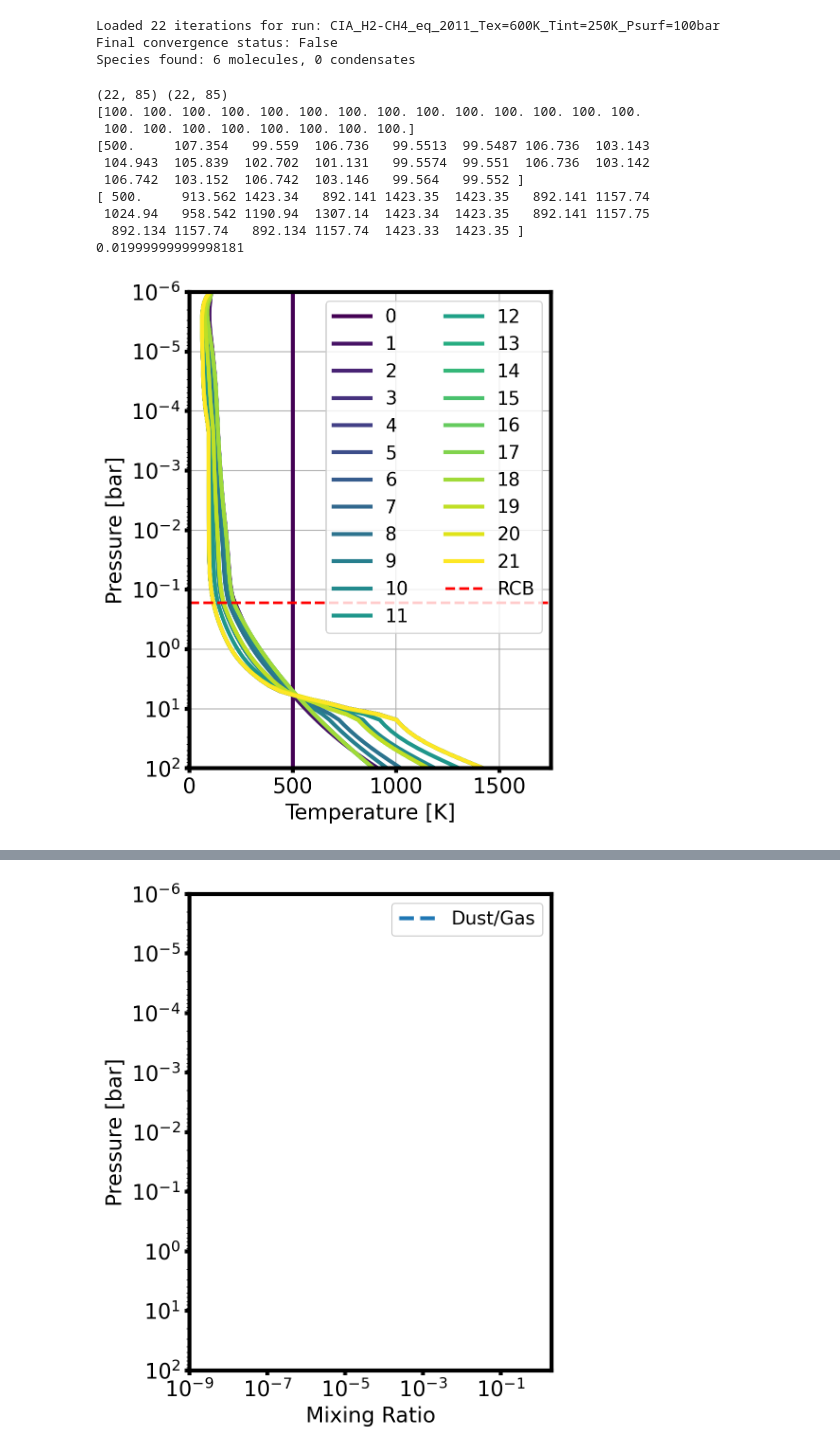
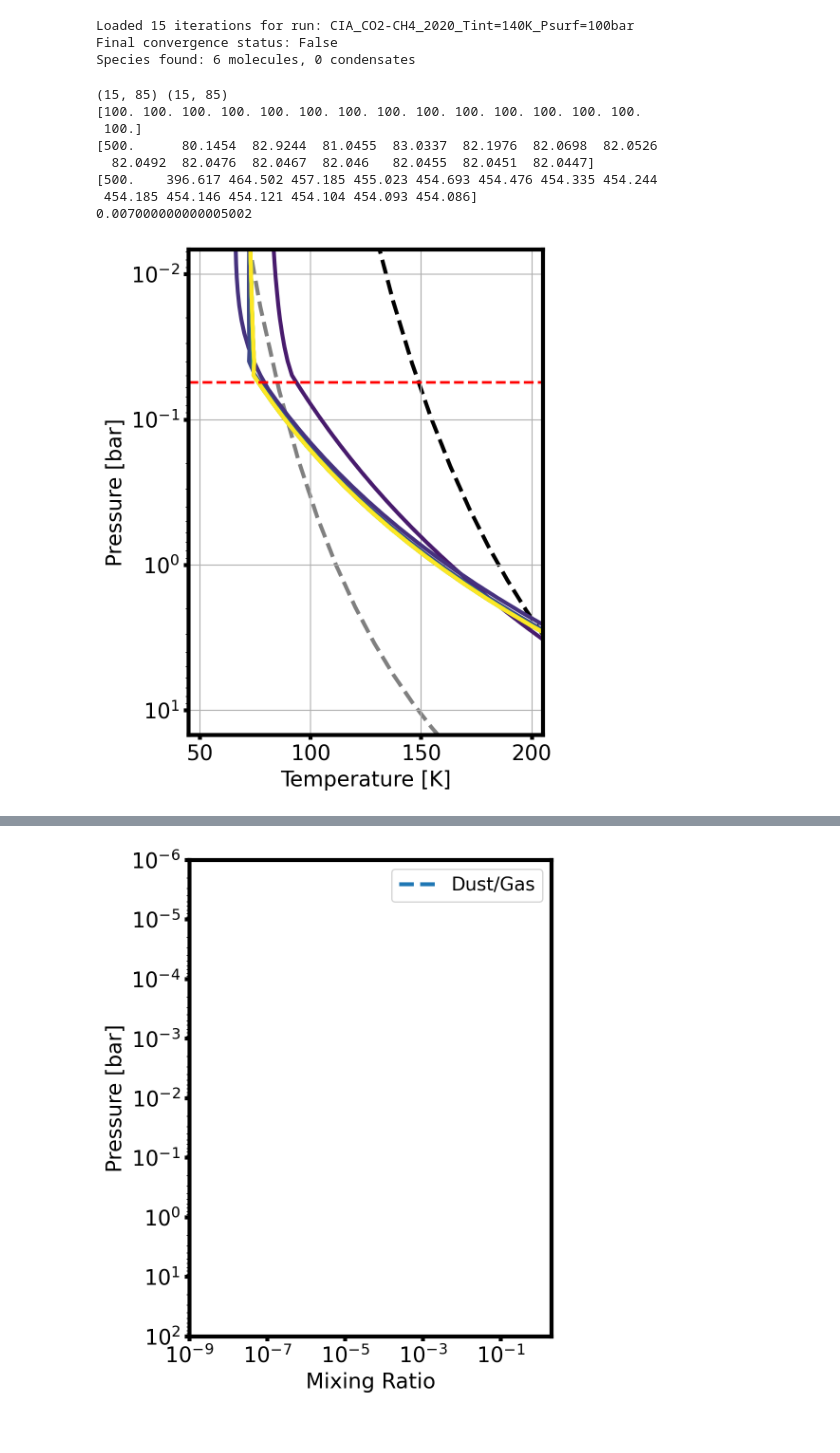
Before and after one commit to DavidDahlbudding/chelio, a Jupyter notebook: analyze/1_IndividualRun.ipynb, the cells around one changed output, grey strips where cells are left out. Saved outputs shown, nothing was run; the diff lists cells and outputs as text; code cells hidden in the pictures.

```diff
--- a/analyze/1_IndividualRun.ipynb
+++ b/analyze/1_IndividualRun.ipynb
@@ -16,7 +16,7 @@ from mixfile_utils import p_sat
 # Load a single simulation run
 # All data loading, parsing, and iteration handling is done by ChelioRun.
 output_folder = "../output/CIA_comparison_HELIOS/"
-run_name = "CIA_H2-CH4_eq_2011_Tex=600K_Tint=250K_Psurf=100bar"
+run_name = "CIA_CO2-CH4_2020_Tint=140K_Psurf=100bar"
 #run_name = "Earth_Tint=150K_Psurf=10bar_aH=1.0_aC=0.1_aO=0.01_aN=1.0"
 #run_name = "Earth_P0=1e8_Tint=50_CplusO=1e-2_CtoO=0.59"
 #run_name = "test"
@@ -30,7 +30,7 @@ print(f"Loaded {run.num_iterations_read} iterations for run: {run.run_name}")
 print(f"Final convergence status: {run.final_convergence_status}")
 print(f"Species found: {run.n_mol} molecules, {run.n_dust} condensates")
 # %% [output]
-Loaded 22 iterations for run: CIA_H2-CH4_eq_2011_Tex=600K_Tint=250K_Psurf=100bar
+Loaded 15 iterations for run: CIA_CO2-CH4_2020_Tint=140K_Psurf=100bar
 Final convergence status: False
 Species found: 6 molecules, 0 condensates
 # %%
@@ -75,59 +75,60 @@ plot_all_iteration_profiles(
     y_axis='pressure',
     ax=ax,
     cmap_name='viridis', #'Wistia'
-    legend = True
+    legend=False
 )
 
-ax.set_xlim(0, 1750)
-plt.grid()
+ax.set_xlim(45, 205)
+#ax.set_xticks(np.arange(0, 551, 100))
+#plt.grid()
 
 # Add the RCB line using the dedicated function
 plot_rcb_height(run, ax=ax, color='red', linestyle='--', linewidth=2, label='RCB')
 
 # set to max and min pressure
-ax.set_ylim(np.nanmax(run.pressures_bar), np.nanmin(run.pressures_bar))
-#ax.set_ylim(np.nanmax(run.pressures_bar), 1e-2)
+#ax.set_ylim(np.nanmax(run.pressures_bar), np.nanmin(run.pressures_bar))
+#ax.set_ylim(np.nanmax(run.pressures_bar), 1e-6)
+ax.set_ylim(10**1.17, 10**-2.17)
 ax.set_title(run.run_name.replace("_", ", "))
+
+# insert the saturation vapor pressure of choice for reference
+T_sample = np.linspace(0, 850, 100)
+p_sat_sample = p_sat(T_sample, 'CO2')*1e-6 # convert from dyn/cm^2 to bar
+ax.plot(T_sample, p_sat_sample, color='black', linestyle='--', linewidth=2, label='CO2', zorder=0)
+p_sat_sample = p_sat(T_sample, 'CH4')*1e-6 # convert from dyn/cm^2 to bar
+ax.plot(T_sample, p_sat_sample, color='grey', linestyle='--', linewidth=2, label='CH4', zorder=0)
 
 # turn on preferred options
 #set_white(ax)
-increase_size(ax, linewidth=3, fontsize=16, legendcols=2, legendloc='upper right')
+increase_size(ax, linewidth=3, fontsize=16, legendcols=2, legendloc='no')
 ax.set_title('')
 plt.tight_layout()
-#plt.savefig(f"images/CIA_Paper/TPevolution_{run_name}.pdf", format="pdf", transparent=True)
-
-# insert the saturation vapor pressure of choice for reference
-# T_sample = np.linspace(0, 650, 100)
-# p_sat_sample = p_sat(T_sample, 'CO2')*1e-6 # convert from dyn/cm^2 to bar
-# ax.plot(T_sample, p_sat_sample, color='black', linestyle='--', linewidth=2, label='CO2 saturation pressure', zorder=0)
-# p_sat_sample = p_sat(T_sample, 'CH4')*1e-6 # convert from dyn/cm^2 to bar
-# ax.plot(T_sample, p_sat_sample, color='grey', linestyle='--', linewidth=2, label='CH4 saturation pressure', zorder=0)
+plt.savefig(f"images/CIA_Paper/TPevolution_{run_name}.svg") #, format="pdf", transparent=True)
 
 if False:
     t_min = float(np.nanmin(run.temperatures_K[-1,:])) * 0.9
     t_max = float(np.nanmax(run.temperatures_K[-1,:])) * 1.1
     if not np.isfinite(t_min) or not np.isfinite(t_max):
         raise ValueError("Temperature profile contains non-finite values")
     if t_max < t_min:
         t_min, t_max = t_max, t_min
     n_intervals = int(np.ceil(max(t_max - t_min, 0.0) / 20))
     n_intervals = max(n_intervals, 1)
     t_grid = np.linspace(t_min, t_max, n_intervals + 1)
     plt.vlines(t_grid, np.nanmin(run.pressures_bar), np.nanmax(run.pressures_bar), colors='gray', linewidth=0.5)
     plt.hlines(run.pressures_bar[-1,:], t_min, t_max, colors='gray', linewidth=0.5)
 
+plt.grid()
 plt.show()
 # %% [output]
-(22, 85) (22, 85)
+(15, 85) (15, 85)
 [100. 100. 100. 100. 100. 100. 100. 100. 100. 100. 100. 100. 100. 100.
- 100. 100. 100. 100. 100. 100. 100. 100.]
-[500.     107.354   99.559  106.736   99.5513  99.5487 106.736  103.143
- 104.943  105.839  102.702  101.131   99.5574  99.551  106.736  103.142
- 106.742  103.152  106.742  103.146   99.564   99.552 ]
-[ 500.     913.562 1423.34   892.141 1423.35  1423.35   892.141 1157.74
- 1024.94   958.542 1190.94  1307.14  1423.34  1423.35   892.141 1157.75
-  892.134 1157.74   892.134 1157.74  1423.33  1423.35 ]
-0.01999999999998181
+ 100.]
+[500.      80.1454  82.9244  81.0455  83.0337  82.1976  82.0698  82.0526
+  82.0492  82.0476  82.0467  82.046   82.0455  82.0451  82.0447]
+[500.    396.617 464.502 457.185 455.023 454.693 454.476 454.335 454.244
+ 454.185 454.146 454.121 454.104 454.093 454.086]
+0.007000000000005002
-[figure, old version]
+[figure, new version]
 # %%
 # Plot molecular mixing ratios for the final converged step
```
Also changed, not shown: parts of 8 cells of this notebook, 7 other files.
